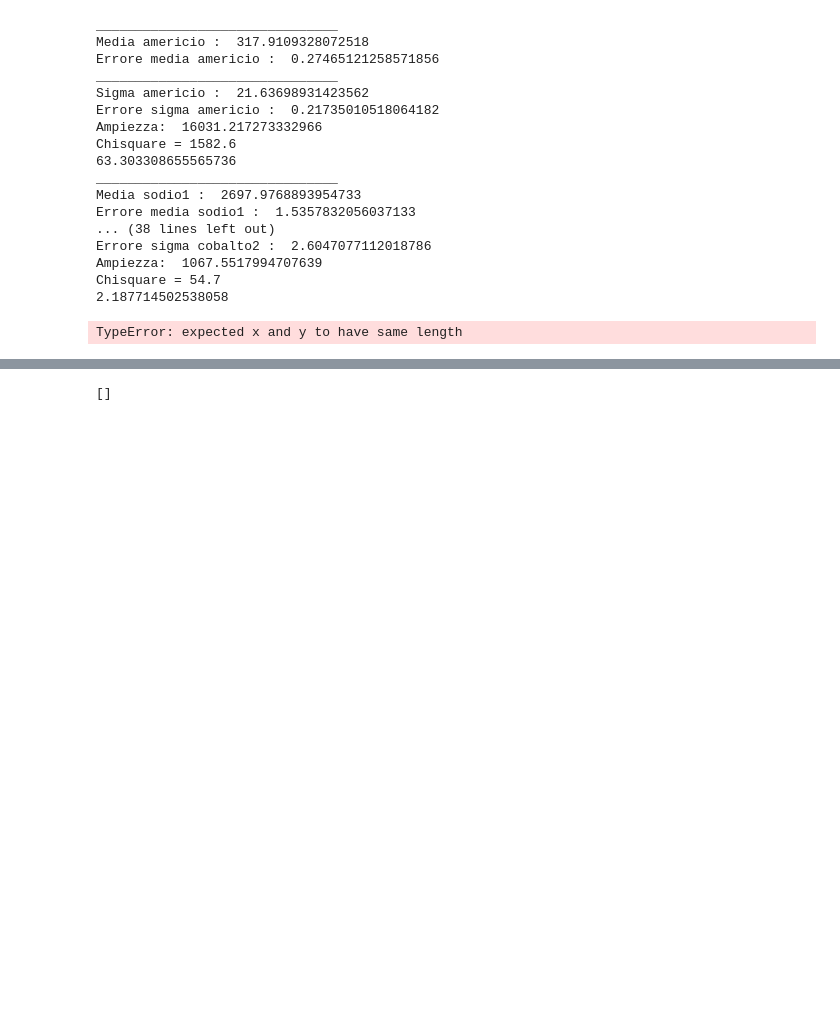
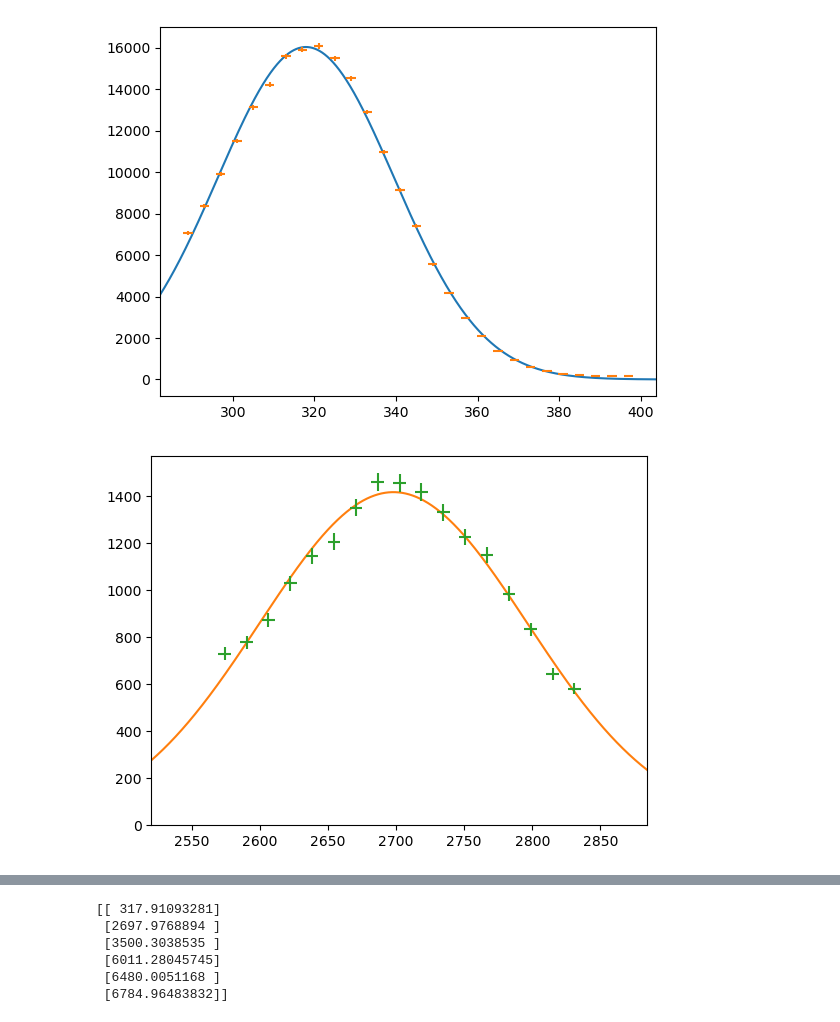
Before and after one commit to ChrisTangaNunz/particle-lab, a Jupyter notebook: asd.ipynb, the cells around one changed output, grey strips where cells are left out. Cells and saved outputs as stored; diff of their text form; code cells hidden in the pictures; blank space fills up the shorter version.

```diff
--- a/asd.ipynb
+++ b/asd.ipynb
@@ -5,39 +5,51 @@ from prova import *
 # %%
 sorgenti = ["americio", "sodio1", "cesio", "cobalto1", "sodio2", "cobalto2"]
 file = [r"Data\290323\290323_americio2.dat",
         r"Data\290323\290323_sodio2.dat",
         r"Data\290323\290323_cesio2.dat",
         r"Data\290323\290323_cobalto2.dat",
         r"Data\290323\290323_sodio2.dat",
         r"Data\290323\290323_cobalto2.dat"]
 inf = np.array([286, 2565, 3331, 5820, 6133, 6565])
 sup = np.array([400, 2840, 3800, 6280, 6862, 7020])
 theta = np.radians(22)
 
 media = []
 err_media = []
 
 larghezza = []
 err_larghezza = []
 
-for i in range(6):
-     popt, pcov =best_fit(file[i], inf[i], sup[i], sorgenti[i])
+for i in range(len(inf)):
+     popt, pcov, minimo, massimo =best_fit(file[i], inf[i], sup[i], sorgenti[i])
+
+     z=np.linspace(minimo, massimo, 100000)
+     y_output = gaus(z, C=popt[0],mean=popt[1],sigma=popt[2])
+     plt.plot(z,y_output)
+
+     y,E,dy,dE,_=clean_data(file[i], inf[i], sup[i], sorgenti[i])
+     plt.errorbar(E,y,dy,dE,' ')
+
+     left=min(E)
+     right=max(E)
+
+     left=left-(right+left)/100
+     right=right+(right+left)/100
+     plt.xlim(left=left,right=right)
+     plt.show()
+
+     media.append([popt[1]])
+     err_media.append(np.sqrt(pcov[1][1]))
+
+     larghezza.append([popt[2]])
+     err_media.append(np.sqrt(pcov[2][2]))
+
+
+media=np.array(media)
+err_media=np.array(err_media)
+
+larghezza=np.array(larghezza)
+err_larghezza=np.array(err_larghezza)
 # %% [output]
-_______________________________
-Media americio :  317.9109328072518
-Errore media americio :  0.27465121258571856
-_______________________________
-Sigma americio :  21.63698931423562
-Errore sigma americio :  0.21735010518064182
-Ampiezza:  16031.217273332966
-Chisquare = 1582.6
-63.303308655565736
-_______________________________
-Media sodio1 :  2697.9768893954733
-Errore media sodio1 :  1.5357832056037133
-... (38 lines left out)
-Errore sigma cobalto2 :  2.6047077112018786
-Ampiezza:  1067.5517994707639
-Chisquare = 54.7
-2.187714502538058
-TypeError: expected x and y to have same length
+[figure, added]
+[figure, added]
@@ -44,4 +61,9 @@ TypeError: expected x and y to have same length
 # %%
 print(media)
 # %% [output]
-[]
+[[ 317.91093281]
+ [2697.9768894 ]
+ [3500.3038535 ]
+ [6011.28045745]
+ [6480.0051168 ]
+ [6784.96483832]]
```
Also changed, not shown: parts of 2 cells of this notebook.
